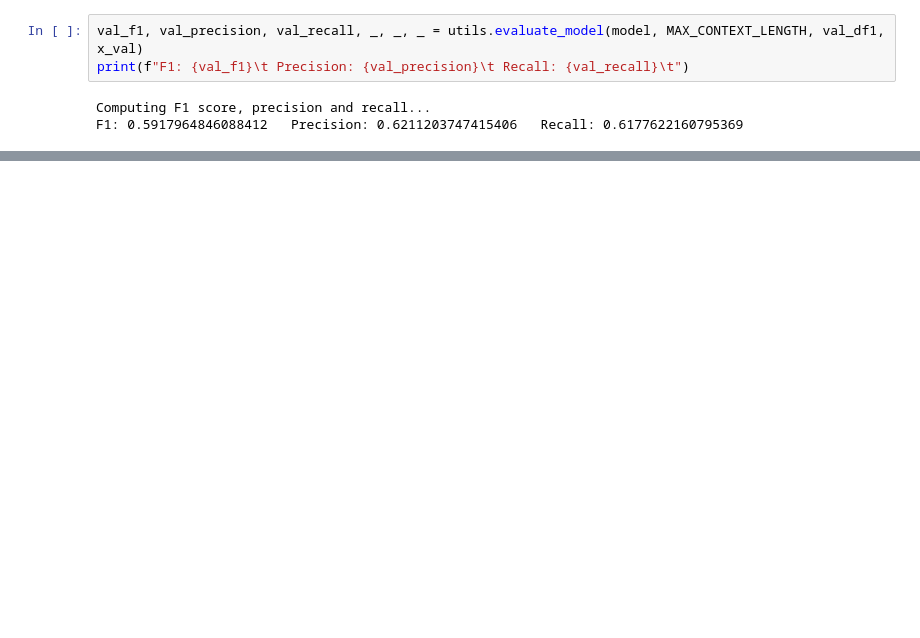
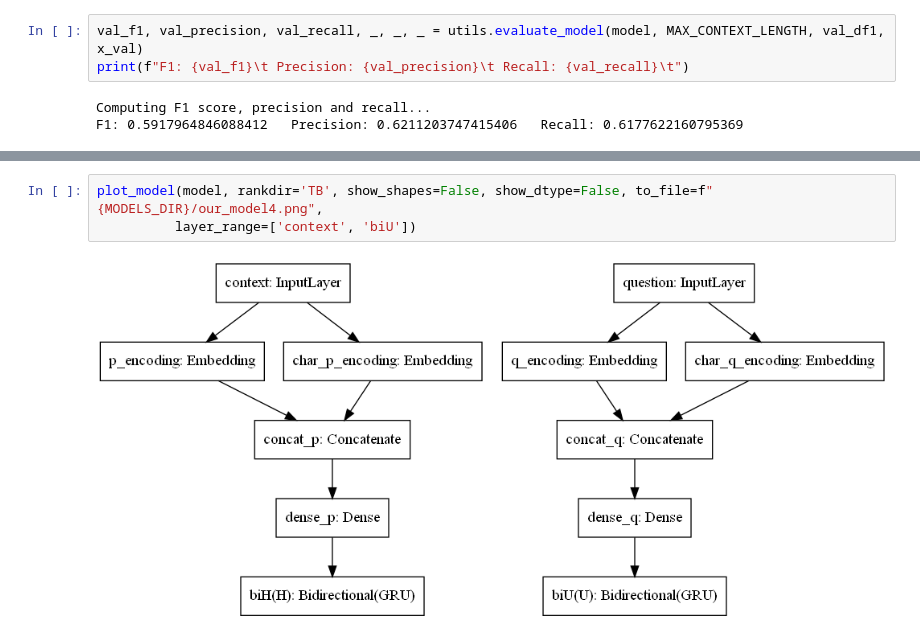
Before and after one commit to FrancescoFarinola/Question-Answering-SQuAD, a Jupyter notebook: main_for_training.ipynb, the cells around one changed output, grey strips where cells are left out. Cells and saved outputs as stored; diff of their text form; blank space fills up the shorter version.

```diff
--- a/main_for_training.ipynb
+++ b/main_for_training.ipynb
@@ -466,0 +422,5 @@ plot_model(model, rankdir='TB', show_shapes=False, show_dtype=False, to_file=f"{
+# %%
+plot_model(model, rankdir='TB', show_shapes=False, show_dtype=False, to_file=f"{MODELS_DIR}/our_model4.png",
+          layer_range=['context', 'biU'])
+# %% [output]
+[figure, added]
```
Also changed, not shown: parts of 41 cells of this notebook, 3 other files.
